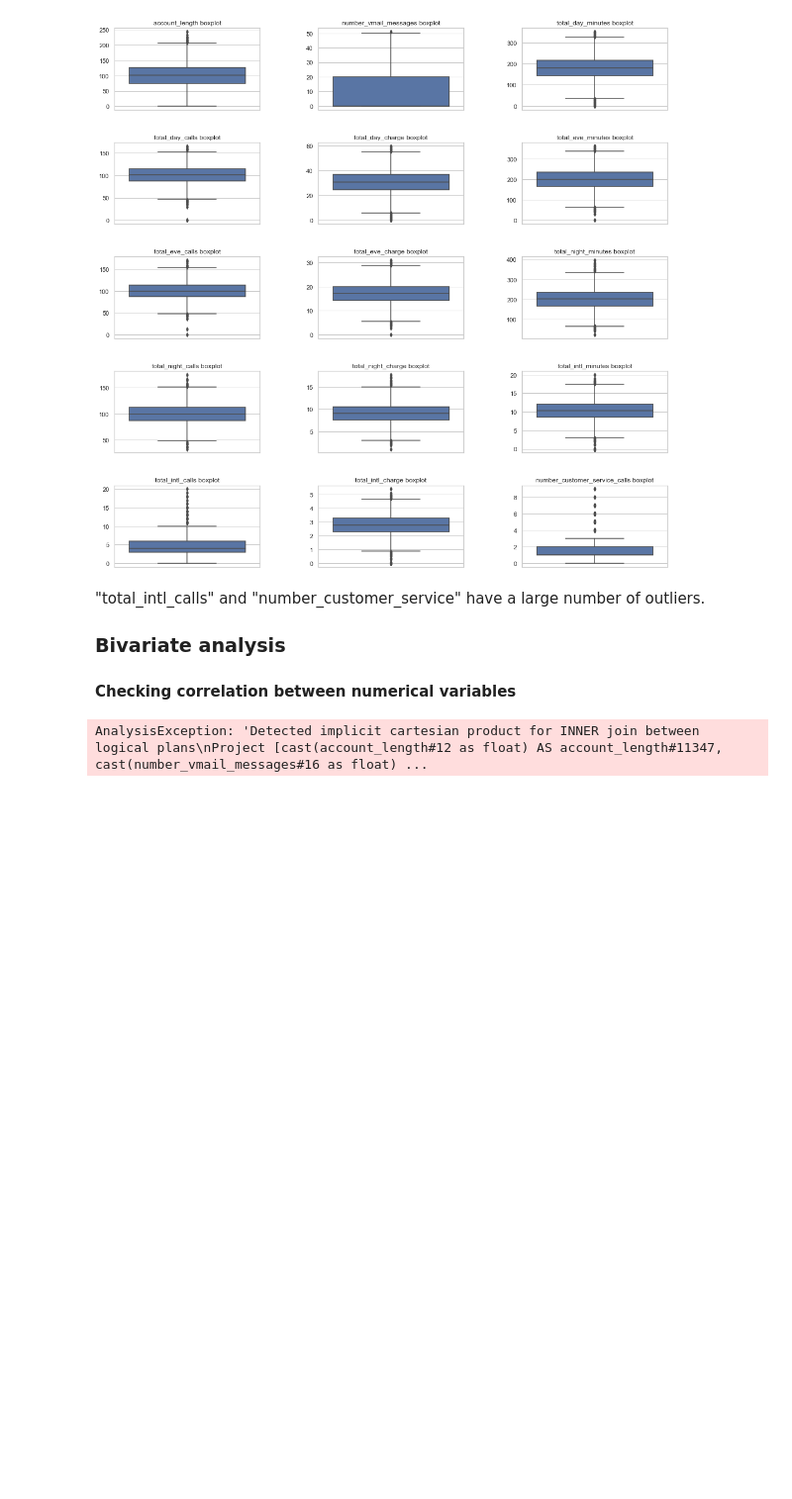
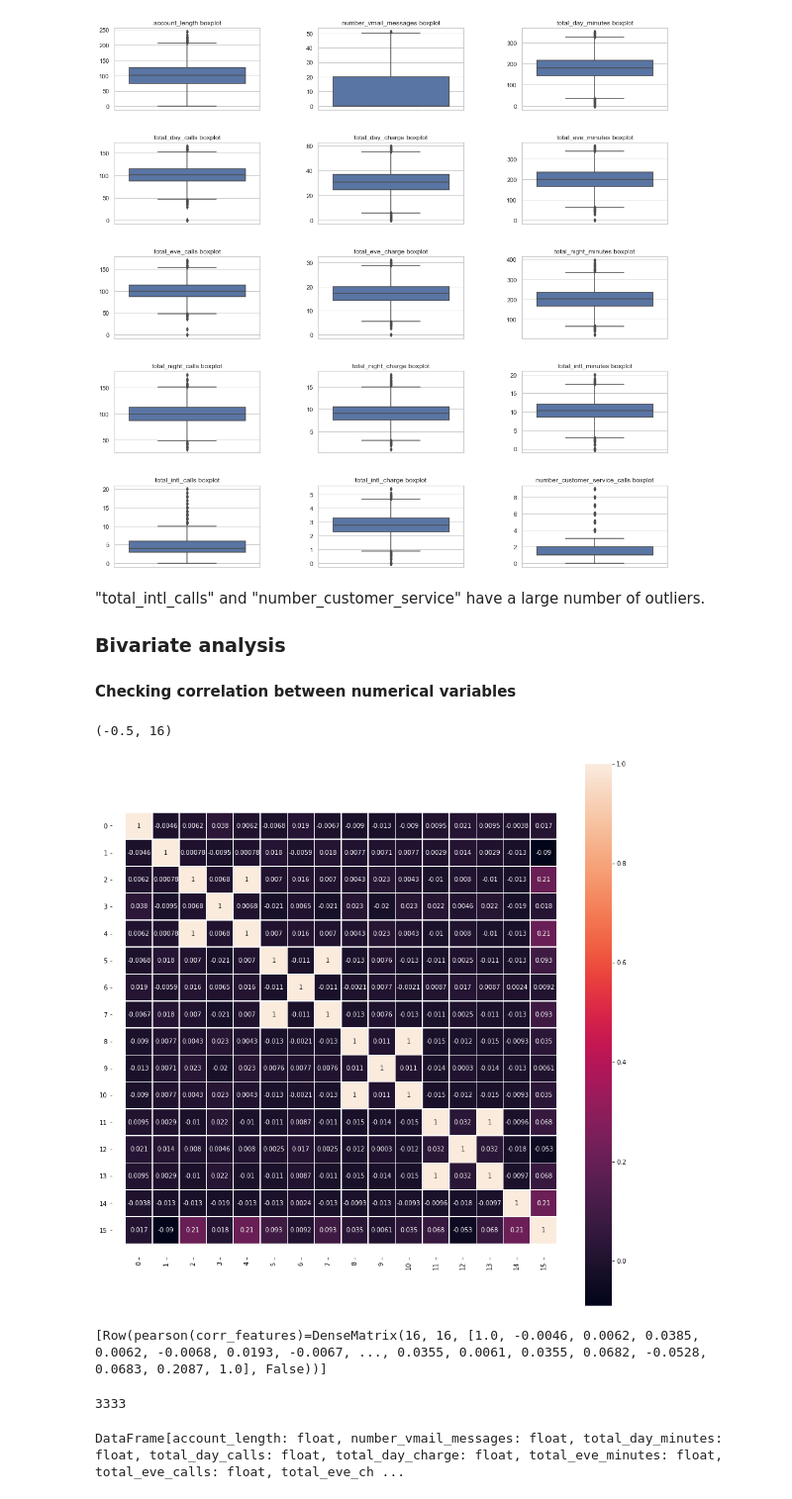
Before and after one commit to naiaraap/Pyspark_version_Predicting_Customer_Churn_in_Telecommunication_Operators, a Jupyter notebook: Pyspark_version_Predicting_Customer_Churn_in_Telecommunication_Operators.ipynb, the cells around one changed output. Shown at 99% size. Cells and saved outputs as stored; diff of their text form; code cells hidden in the pictures; blank space fills up the shorter version.

```diff
--- a/Pyspark_version_Predicting_Customer_Churn_in_Telecommunication_Operators.ipynb
+++ b/Pyspark_version_Predicting_Customer_Churn_in_Telecommunication_Operators.ipynb
@@ -396,27 +396,42 @@ for i in range(5):
 # %%
 # heat map of correlation values
 # Adding churn column and converting to numeric format
-arr = np.array(df_train.select('churn').collect())
-churn_num = sc.parallelize([1 if x=='yes' else 0 for x in arr])
+cols = df_train_num.columns + ['churn']
+df = df_train.select(cols)
 
-new_row = Row("churn")
-arr_as_df = churn_num.map(new_row).toDF()
-df = df_train_num.join(arr_as_df)
+dic = {'no': 0, 'yes': 1}
+df = df.withColumn('churn', f.regexp_replace('churn', 'yes', '1'))
+df = df.withColumn('churn', f.regexp_replace('churn', 'no', '0'))
+
+# Converting to numeric
+for col_name in df.columns:
+    df = df.withColumn(col_name, df[col_name].cast('float'))
 
 # convert to vector column first
 vector_col = "corr_features"
 assembler = VectorAssembler(inputCols=df.columns, outputCol=vector_col)
 df_vector = assembler.transform(df).select(vector_col)
 
 # get correlation matrix
-# corr = Correlation.corr(df_vector, vector_col)
+corrmatrix = Correlation.corr(df_vector, vector_col).collect()[0][0]
+corr = corrmatrix.toArray().tolist()
 
-# corr = df.corr()
-# fig, ax = plt.subplots(figsize=(16,16))
+fig, ax = plt.subplots(figsize=(16,16))
 
-# g = sns.heatmap(corr, annot=True, ax=ax, square=True, linewidth=0.5)
+g = sns.heatmap(corr, annot=True, ax=ax, square=True, linewidth=0.5)
 
-# plt.yticks(rotation=0)
-# g.set_xticklabels(g.get_xticklabels(), rotation=90)
-# ax.set_ylim([len(corr) + 0.5, 0])
-# ax.set_xlim([-0.5, len(corr)])
+plt.yticks(rotation=0)
+g.set_xticklabels(g.get_xticklabels(), rotation=90)
+ax.set_ylim([len(corr) + 0.5, 0])
+ax.set_xlim([-0.5, len(corr)])
+# %% [output]
+(-0.5, 16)
+[figure, added]
+# %%
+corr.collect()
+# %% [output]
+[Row(pearson(corr_features)=DenseMatrix(16, 16, [1.0, -0.0046, 0.0062, 0.0385, 0.0062, -0.0068, 0.0193, -0.0067, ..., 0.0355, 0.0061, 0.0355, 0.0682, -0.0528, 0.0683, 0.2087, 1.0], False))]
+# %%
+arr_as_df.count()
+# %% [output]
+3333
@@ -423,4 +450,4 @@ df_vector = assembler.transform(df).select(vector_col)
 # %%
-df.show()
+df
 # %% [output]
-AnalysisException: 'Detected implicit cartesian product for INNER join between logical plans\nProject [cast(account_length#12 as float) AS account_length#11347, cast(number_vmail_messages#16 as float) ...
+DataFrame[account_length: float, number_vmail_messages: float, total_day_minutes: float, total_day_calls: float, total_day_charge: float, total_eve_minutes: float, total_eve_calls: float, total_eve_ch ...
```
Also changed, not shown: parts of 2 cells of this notebook.
